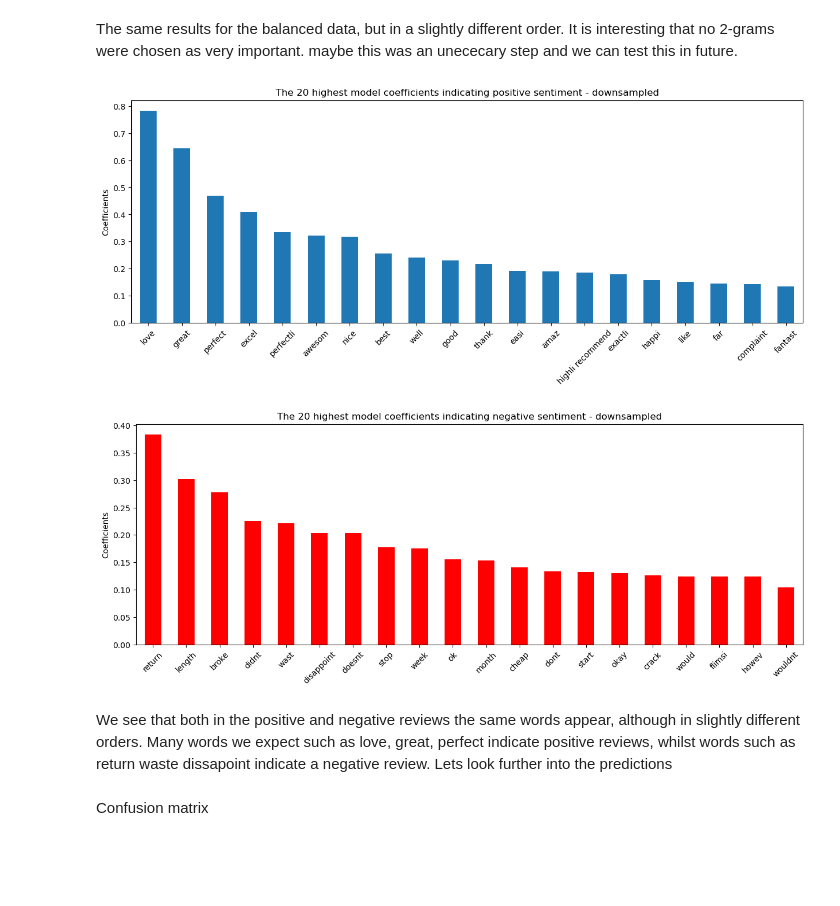
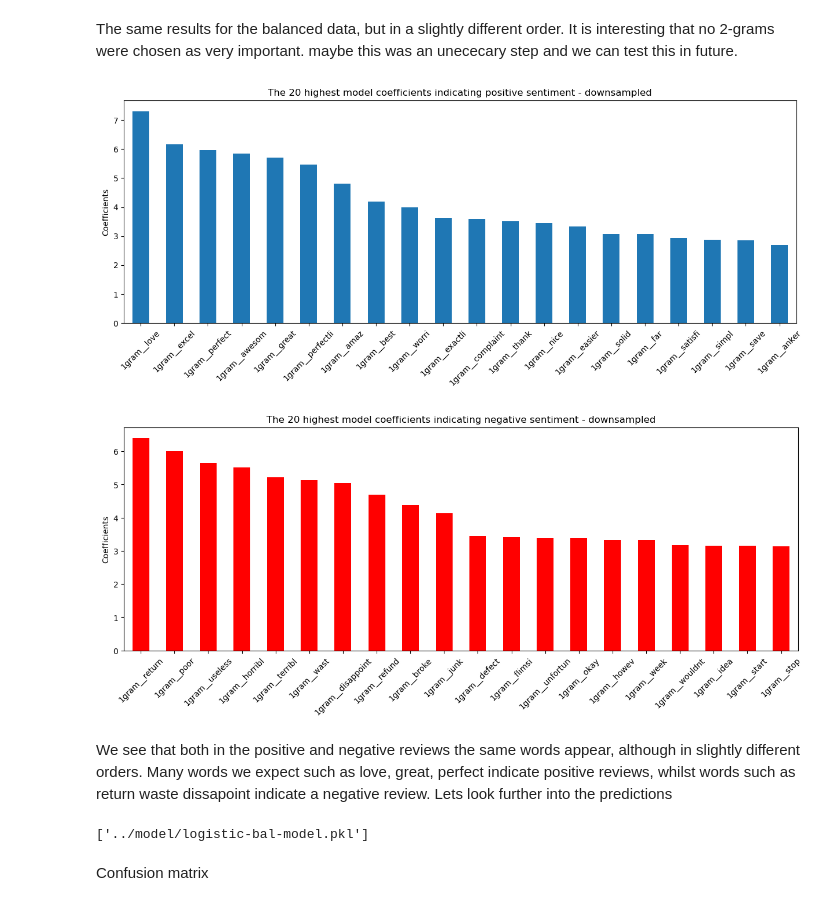
Before and after one commit to 0smee/nlp-capstone, a Jupyter notebook: notebooks/04-logistic-model.ipynb, the cells around one changed output. Saved outputs shown, nothing was run; the diff lists cells and outputs as text; code cells hidden in the pictures; blank space fills up the shorter version.

```diff
--- a/notebooks/04-logistic-model.ipynb
+++ b/notebooks/04-logistic-model.ipynb
@@ -33,5 +41,5 @@ df = pd.read_pickle("../data/reviews_vector_1_and_2grams.pkl")
 # %%
 # Splitting the main data
-X=df[df.columns[5:]]
+X=df.drop("binary",axis=1)
 y=df["binary"]
 X_train, X_test, y_train, y_test = train_test_split(X, y, test_size=0.2, stratify=y, random_state=42)
@@ -37,0 +56,6 @@ X_train, X_test, y_train, y_test = train_test_split(X, y, test_size=0.2, stratif
+# %%
+# balanced class training sets
+X_train_bal = balanced_set[balanced_set.columns[5:]]
+y_train_bal = balanced_set["binary"]
+
+X_train_bal_unvec = balanced_set["reviewText"]
@@ -156,6 +175,7 @@ fittedgrid_bal = grid_search_bal.fit(X_train, y_train)
 # %%
 fittedgrid_bal.best_estimator_
 # %%
-estimators_bal = [('normalise', StandardScaler()),
+estimators_bal = [('vectorize', combined_features),
               ('model', LogisticRegression(C=10,penalty='l1', solver='liblinear',random_state=42))]
-pipe_final_bal  = Pipeline(estimators_bal)
+pipe_final_bal  = Pipeline(estimators_bal, verbose=True)
+pipe_final_bal.fit(X_train_bal_unvec, y_train_bal)
@@ -162,2 +199,0 @@ pipe_final_bal  = Pipeline(estimators_bal)
-# %%
-pipe_final_bal.fit(X_train_bal, y_train_bal)
@@ -286,7 +331,7 @@ The same results for the balanced data, but in a slightly different order. It is
 # %%
 word_counts = pd.DataFrame(
     {"coefficients": log_clas_bal.coef_[0]},
-    index=X_train_bal.columns
+    index=pipe_final_bal[0].get_feature_names_out()
 ).sort_values("coefficients", ascending=False)
 
 word_counts.head(20).plot(kind="bar", figsize=(15, 5), legend=False)
@@ -296,23 +341,28 @@ plt.ylabel("Coefficients")
 plt.xticks(rotation=45)
 plt.show()
 # %% [output]
-[figure, old version]
+[figure, new version]
 # %%
 word_counts = pd.DataFrame(
     {"coefficients": log_clas_bal.coef_[0]},
-    index=X_train_bal.columns
+    index=pipe_final_bal[0].get_feature_names_out()
 ).sort_values("coefficients", ascending=True)
 
 word_counts.head(20).abs().plot(kind="bar", figsize=(15, 5), legend=False, color='red')
 
 plt.title("The 20 highest model coefficients indicating negative sentiment - downsampled")
 plt.ylabel("Coefficients")
 plt.xticks(rotation=45)
 plt.show()
 # %% [output]
-[figure, old version]
+[figure, new version]
 # %% [markdown]
 We see that both in the positive and negative reviews the same words appear, although in slightly different orders. Many words we expect such as love, great, perfect indicate positive reviews, whilst words such as return waste dissapoint indicate a negative review. Lets look further into the predictions
+# %%
+joblib.dump(pipe_final, "../model/logistic-unbal-model.pkl")
+joblib.dump(pipe_final_bal, "../model/logistic-bal-model.pkl")
+# %% [output]
+['../model/logistic-bal-model.pkl']
 # %% [markdown]
 Confusion matrix
 # %%
```
Also changed, not shown: parts of 54 cells of this notebook, 4 other files.
